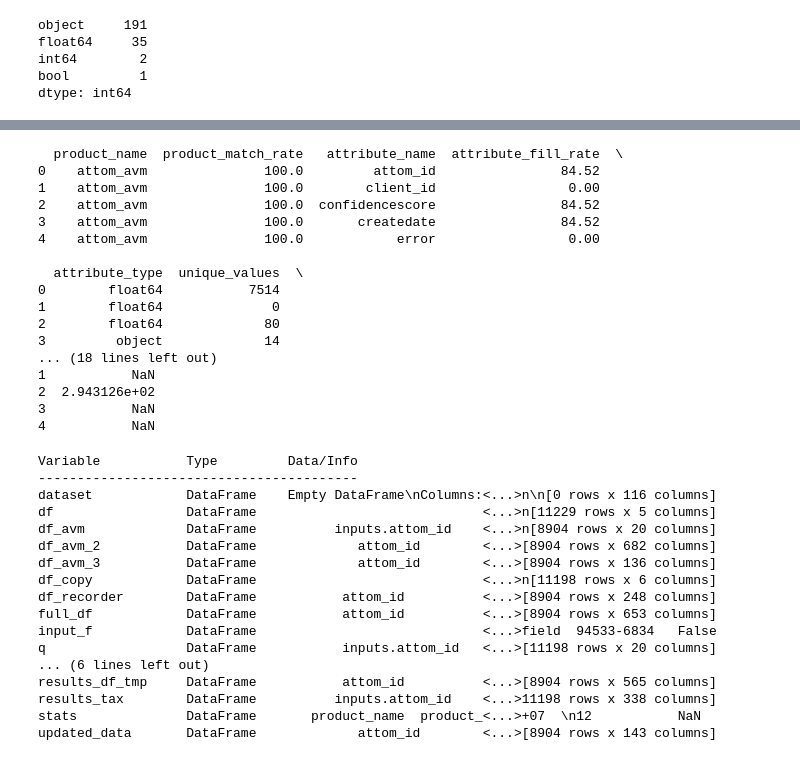
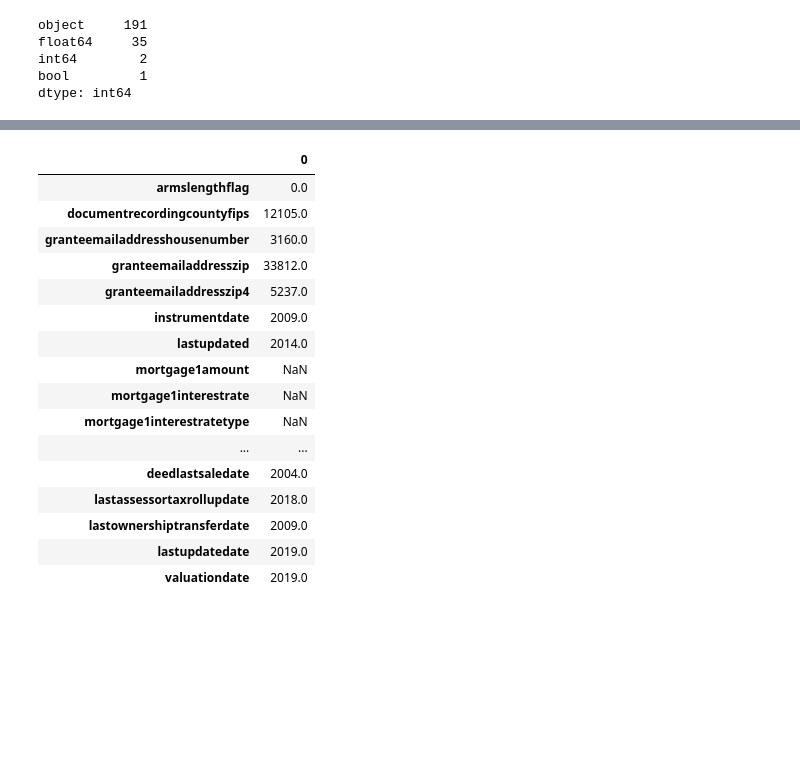
Before and after one commit to JohnnyTeutonic/DE-Code-Challenge-Jonathan, a Jupyter notebook: demystdata-challenge.ipynb, the cells around one changed output, grey strips where cells are left out. Drawn from its saved outputs; the diff is of its cells as text; code cells hidden in the pictures; blank space fills up the shorter version.

```diff
--- a/demystdata-challenge.ipynb
+++ b/demystdata-challenge.ipynb
@@ -688,0 +576,4 @@ avm_preprocesser() missing 1 required positional argument: 'target_col'
+# %%
+# we replace the 'attom_recorder' part of the name from the enriched 'recorder_df' dataframe
+recorder_df = clean_avm(results3, 'attom_recorder')
+analytics.validate(results3)
@@ -689,8 +600,11 @@ avm_preprocesser() missing 1 required positional argument: 'target_col'
 # %%
-full_df = pd.concat([df_recorder, *prod_dict_3.values()],axis=1)
+full_df = pd.concat([recorder_df, *prod_dict_3.values()],axis=1)
 print(full_df.shape)
+# sub in pure whitespace with 'nans'
 full_df.replace(r'^\s*$', np.nan, regex=True, inplace=True)
+# drop only if all colls have 'nans' present
 full_df.dropna(how='all', axis=1, inplace=True)
+# remove full duplicated data points
 full_df.drop_duplicates(inplace=True)
 full_df.columns = full_df.columns.str.replace('inputs.', '').str.replace(str('attom_avm')+'.', '')
 print(full_df.shape)
@@ -760,13 +676,16 @@ full_df.isna().sum().sum()
 # %% [output]
 3943721
 # %%
+# make a clean copy of the data (in case we make some mistakes)
 cleaned_res = full_df.copy()
 
+# same process of removing 'nans' and duplicates
 cleaned_res.dropna(how='all', axis=1, inplace=True)
 cleaned_res.drop_duplicates(inplace=True)
-for x in cleaned_res:
-    if 'date' in x:
-        cleaned_res[x] = pd.to_datetime(cleaned_res[x]).dt.year
+for col in cleaned_res:
+    if 'date' in col:
+        # convert to 'datetime' format
+        cleaned_res[col] = pd.to_datetime(cleaned_res[col]).dt.year
         cleaned_res = cleaned_res.loc[:,~cleaned_res.columns.duplicated()]
 
 cleaned_res.shape
@@ -856,41 +733,0 @@ assert df_avm_2.shape[1] == prod_dict['0'].shape[1] + prod_dict['1'].shape[1] +
-# %%
-stats = analytics.report(df_avm)
-print(stats.head(5))
-# %% [output]
-  product_name  product_match_rate   attribute_name  attribute_fill_rate  \
-0    attom_avm               100.0         attom_id                84.52
-1    attom_avm               100.0        client_id                 0.00
-2    attom_avm               100.0  confidencescore                84.52
-3    attom_avm               100.0       createdate                84.52
-4    attom_avm               100.0            error                 0.00
-
-  attribute_type  unique_values  \
-0        float64           7514
-1        float64              0
-2        float64             80
-3         object             14
-... (18 lines left out)
-1           NaN
-2  2.943126e+02
-3           NaN
-4           NaN
-# %%
-whos DataFrame
-# %% [output]
-Variable           Type         Data/Info
------------------------------------------
-dataset            DataFrame    Empty DataFrame\nColumns:<...>n\n[0 rows x 116 columns]
-df                 DataFrame                             <...>n[11229 rows x 5 columns]
-df_avm             DataFrame          inputs.attom_id    <...>n[8904 rows x 20 columns]
-df_avm_2           DataFrame             attom_id        <...>[8904 rows x 682 columns]
-df_avm_3           DataFrame             attom_id        <...>[8904 rows x 136 columns]
-df_copy            DataFrame                             <...>n[11198 rows x 6 columns]
-df_recorder        DataFrame           attom_id          <...>[8904 rows x 248 columns]
-full_df            DataFrame           attom_id          <...>[8904 rows x 653 columns]
-input_f            DataFrame                             <...>field  94533-6834   False
-q                  DataFrame           inputs.attom_id   <...>[11198 rows x 20 columns]
-... (6 lines left out)
-results_df_tmp     DataFrame           attom_id          <...>[8904 rows x 565 columns]
-results_tax        DataFrame          inputs.attom_id    <...>11198 rows x 338 columns]
-stats              DataFrame       product_name  product_<...>+07  \n12           NaN
-updated_data       DataFrame             attom_id        <...>[8904 rows x 143 columns]
@@ -937,0 +734,21 @@ print(mean_absolute_error(pipeline.predict(X_test), Y_test))
+# %%
+# exploration of cleaned data
+results_df_clean.select_dtypes(include='float').head(1).T
+# %% [output]
+|  | 0 |
+| armslengthflag | 0.0 |
+| documentrecordingcountyfips | 12105.0 |
+| granteemailaddresshousenumber | 3160.0 |
+| granteemailaddresszip | 33812.0 |
+| granteemailaddresszip4 | 5237.0 |
+| instrumentdate | 2009.0 |
+| lastupdated | 2014.0 |
+| mortgage1amount | NaN |
+| mortgage1interestrate | NaN |
+| mortgage1interestratetype | NaN |
+| ... | ... |
+| deedlastsaledate | 2004.0 |
+| lastassessortaxrollupdate | 2018.0 |
+| lastownershiptransferdate | 2009.0 |
+| lastupdatedate | 2019.0 |
+| valuationdate | 2019.0 |
```
Also changed, not shown: parts of 105 cells of this notebook, 9 other files.
